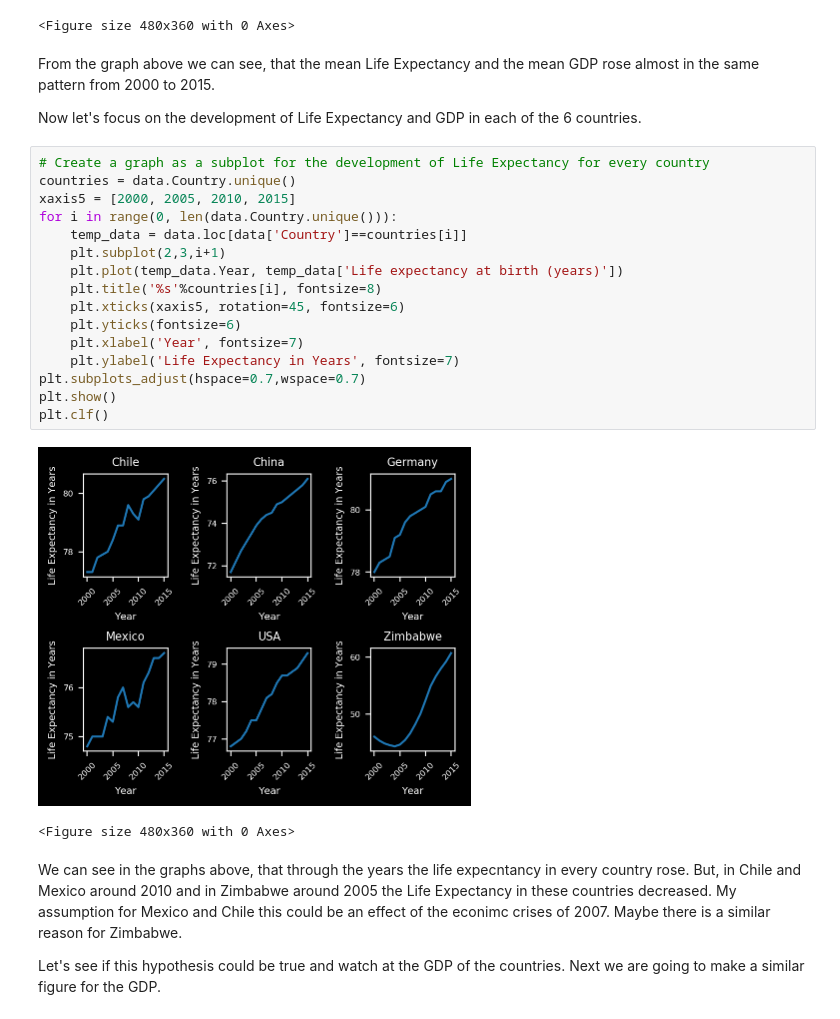
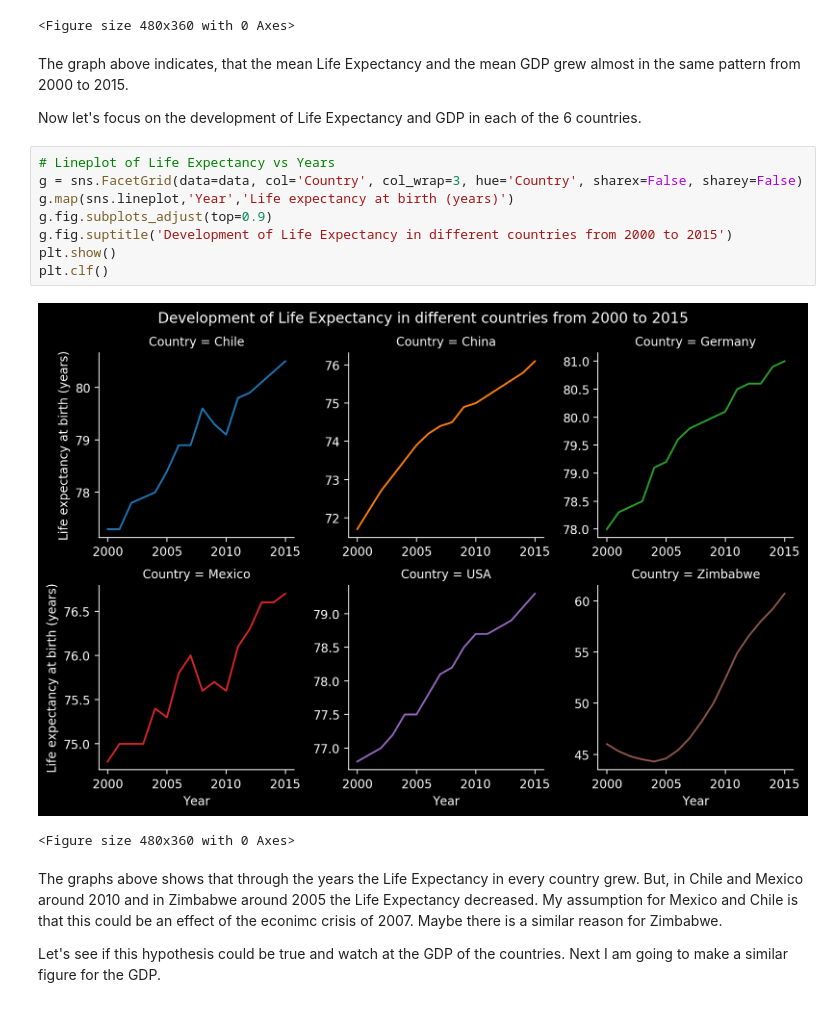
Before and after one commit to mige92/Life_Expectancy_and_GDP, a Jupyter notebook: life_expectancy_gdp.ipynb, the cells around one changed output. Saved outputs shown, nothing was run; the diff lists cells and outputs as text.

```diff
--- a/life_expectancy_gdp.ipynb
+++ b/life_expectancy_gdp.ipynb
@@ -65,29 +78,21 @@ plt.clf()
 [figure]
 <Figure size 480x360 with 0 Axes>
 # %% [markdown]
-From the graph above we can see, that the mean Life Expectancy and the mean GDP rose almost in the same pattern from 2000 to 2015.
+The graph above indicates, that the mean Life Expectancy and the mean GDP grew almost in the same pattern from 2000 to 2015.
 
 Now let's focus on the development of Life Expectancy and GDP in each of the 6 countries.
-# %%
-# Create a graph as a subplot for the development of Life Expectancy for every country
-countries = data.Country.unique()
-xaxis5 = [2000, 2005, 2010, 2015]
-for i in range(0, len(data.Country.unique())):
-    temp_data = data.loc[data['Country']==countries[i]]
-    plt.subplot(2,3,i+1)
-    plt.plot(temp_data.Year, temp_data['Life expectancy at birth (years)'])
-    plt.title('%s'%countries[i], fontsize=8)
-    plt.xticks(xaxis5, rotation=45, fontsize=6)
-    plt.yticks(fontsize=6)
-    plt.xlabel('Year', fontsize=7)
-    plt.ylabel('Life Expectancy in Years', fontsize=7)
-plt.subplots_adjust(hspace=0.7,wspace=0.7)
-plt.show()
-plt.clf()
-# %% [output]
-[figure, removed]
-<Figure size 480x360 with 0 Axes>
+# %%
+# Lineplot of Life Expectancy vs Years
+g = sns.FacetGrid(data=data, col='Country', col_wrap=3, hue='Country', sharex=False, sharey=False)
+g.map(sns.lineplot,'Year','Life expectancy at birth (years)')
+g.fig.subplots_adjust(top=0.9)
+g.fig.suptitle('Development of Life Expectancy in different countries from 2000 to 2015')
+plt.show()
+plt.clf()
+# %% [output]
+[figure, added]
+<Figure size 480x360 with 0 Axes>
 # %% [markdown]
-We can see in the graphs above, that through the years the life expecntancy in every country rose. But, in Chile and Mexico around 2010 and in Zimbabwe around 2005 the Life Expectancy in these countries decreased. My assumption for Mexico and Chile this could be an effect of the econimc crises of 2007. Maybe there is a similar reason for Zimbabwe.
+The graphs above shows that through the years the Life Expectancy in every country grew. But, in Chile and Mexico around 2010 and in Zimbabwe around 2005 the Life Expectancy decreased. My assumption for Mexico and Chile is that this could be an effect of the econimc crisis of 2007. Maybe there is a similar reason for Zimbabwe.
 
-Let's see if this hypothesis could be true and watch at the GDP of the countries. Next we are going to make a similar figure for the GDP.
+Let's see if this hypothesis could be true and watch at the GDP of the countries. Next I am going to make a similar figure for the GDP.
```
Also changed, not shown: parts of 15 cells of this notebook.
